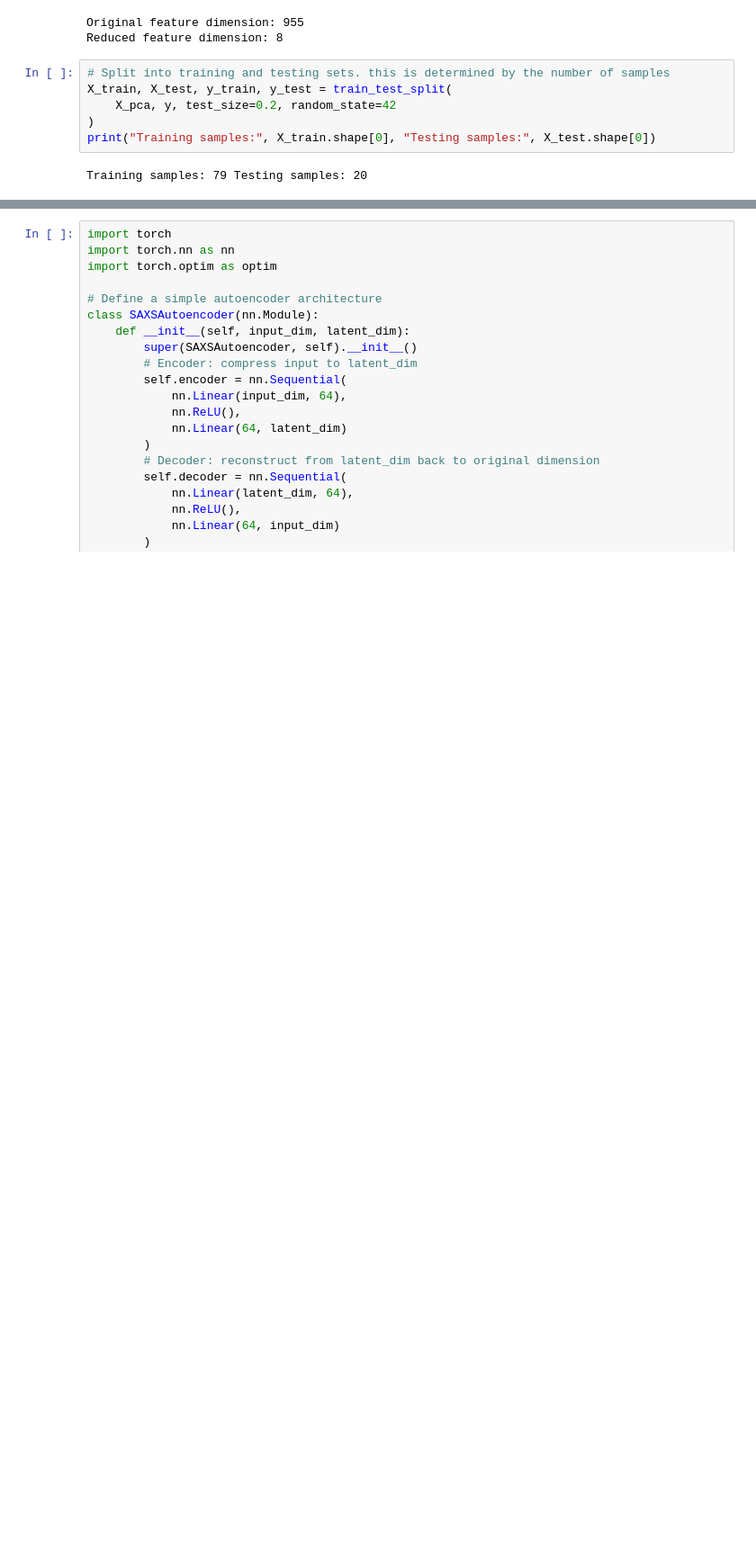
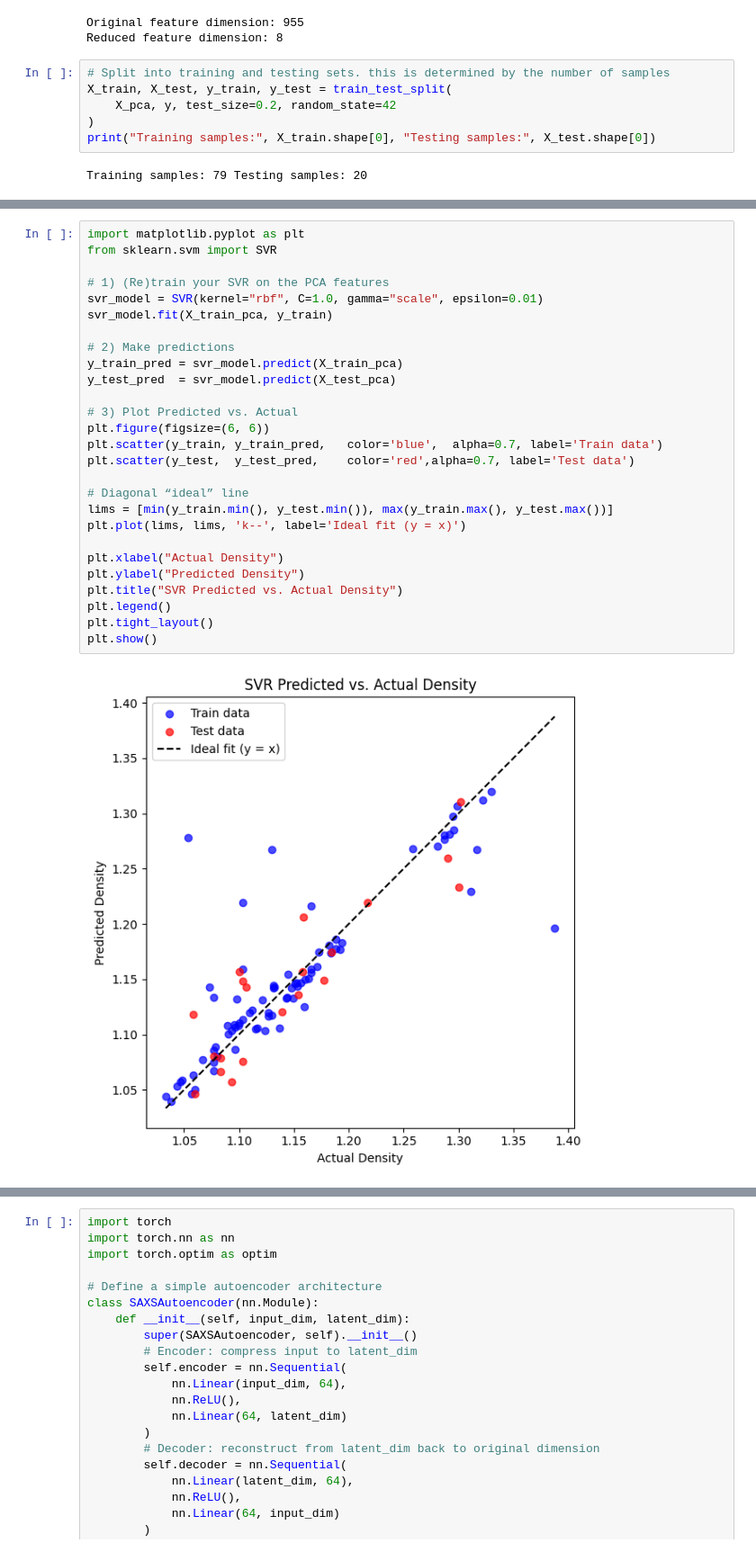
Before and after one commit to jessicaliiu/SLAC-Jessica, a Jupyter notebook: final_densities.ipynb, the cells around one changed output, grey strips where cells are left out. Shown at 90% size. Saved outputs shown, nothing was run; the diff lists cells and outputs as text; blank space fills up the shorter version.

```diff
--- a/final_densities.ipynb
+++ b/final_densities.ipynb
@@ -129,3 +217,32 @@ Random Forest: 0.6602741017786182
+# %%
+import matplotlib.pyplot as plt
+from sklearn.svm import SVR
+
+# 1) (Re)train your SVR on the PCA features
+svr_model = SVR(kernel="rbf", C=1.0, gamma="scale", epsilon=0.01)
+svr_model.fit(X_train_pca, y_train)
+
+# 2) Make predictions
+y_train_pred = svr_model.predict(X_train_pca)
+y_test_pred  = svr_model.predict(X_test_pca)
+
+# 3) Plot Predicted vs. Actual
+plt.figure(figsize=(6, 6))
+plt.scatter(y_train, y_train_pred,   color='blue',  alpha=0.7, label='Train data')
+plt.scatter(y_test,  y_test_pred,    color='red',alpha=0.7, label='Test data')
+
+# Diagonal “ideal” line
+lims = [min(y_train.min(), y_test.min()), max(y_train.max(), y_test.max())]
+plt.plot(lims, lims, 'k--', label='Ideal fit (y = x)')
+
+plt.xlabel("Actual Density")
+plt.ylabel("Predicted Density")
+plt.title("SVR Predicted vs. Actual Density")
+plt.legend()
+plt.tight_layout()
+plt.show()
+# %% [output]
+[figure, added]
 # %%
 # Choose the best model (for example, ridge_reg)
 best_model = ridge_reg
```
Also changed, not shown: parts of 6 cells of this notebook.
